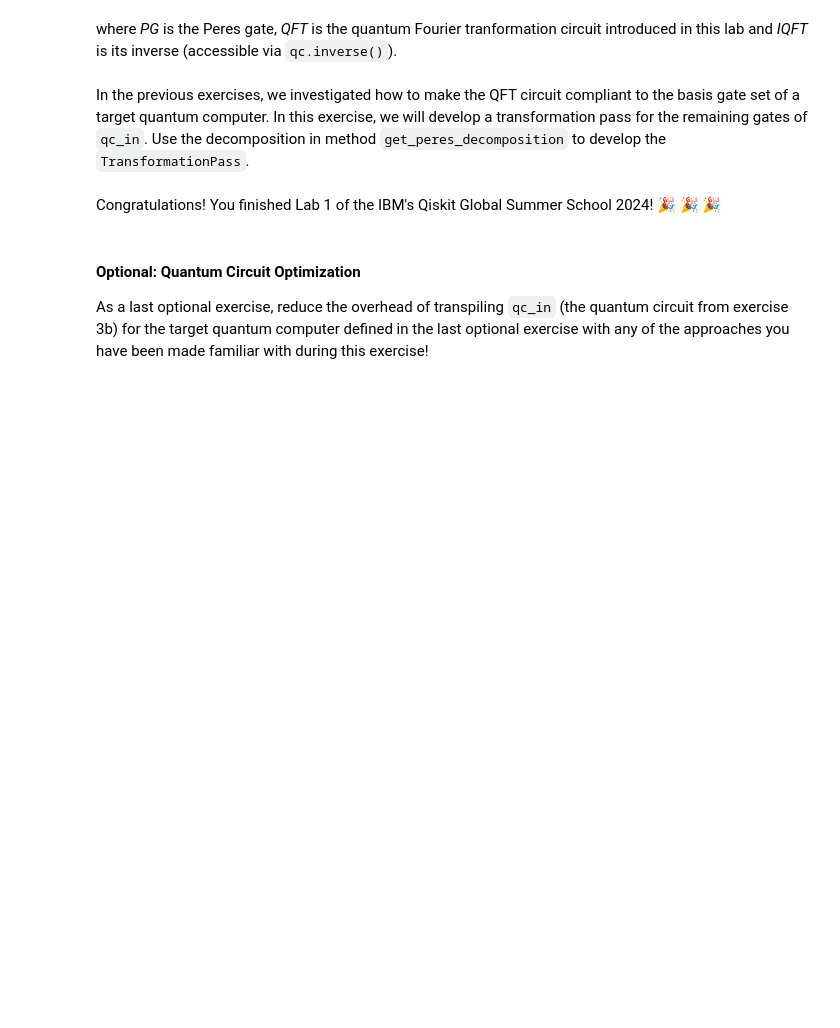
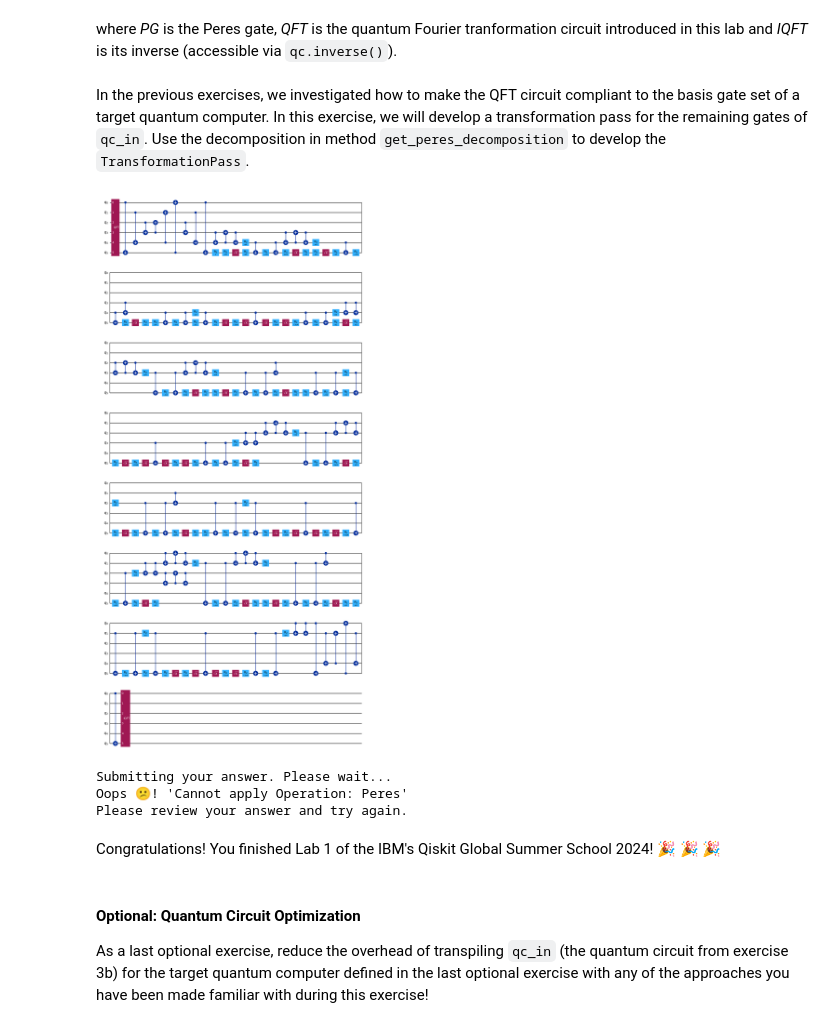
Before and after one commit to gzquse/qiskit_summer_school, a Jupyter notebook: day2/lab1.ipynb, the cells around one changed output. Drawn from its saved outputs; the diff is of its cells as text; code cells hidden in the pictures; blank space fills up the shorter version.

```diff
--- a/day2/lab1.ipynb
+++ b/day2/lab1.ipynb
@@ -658,36 +720,53 @@ class PeresGateTranslation(TransformationPass):
         qcsx_inv.rz(pi / 2, 1)
         qcsx_inv.sx(1)
         qcsx_inv.rz(-3 * pi / 4, 1)
         qcsx_inv.sx(1)
         qcsx_inv.cx(0, 1)
         qcsx_inv.sx(1)
         qcsx_inv.rz(-3 * pi / 4, 1)
         qcsx_inv.sx(1)
         qcsx_inv.rz(-3 * pi / 4, 1)
         qcsx_inv.cx(0, 1)
         qcsx_inv.rz(-pi / 4, 1)
         qcsx_inv.cx(0, 1)
         qcsx_inv.rz(pi / 4, 0)
 
         qc_dec = QuantumCircuit(3)
         qc_dec.cx(0, 1)
         qc_dec.cx(1, 0)
         qc_dec.cx(0, 1)
         qc_dec.compose(qcsx, [1, 2], inplace=True)
         qc_dec.cx(0, 1)
         qc_dec.cx(1, 0)
         qc_dec.cx(0, 1)
         qc_dec.compose(qcsx, [1, 2], inplace=True)
         qc_dec.cx(0, 1)
         qc_dec.compose(qcsx_inv, [1, 2], inplace=True)
         qc_dec.cx(0, 1)
         qc_dec.cx(0, 1)
         return qc_dec
 
+    def run(self, dag):
+        for node in dag.op_nodes():
+            if node.name == 'Peres':
+                decomposition = self.get_peres_decomposition()
+                decomposition_dag = circuit_to_dag(decomposition)
+                dag.substitute_node_with_dag(node, decomposition_dag)
+        return dag
+# pass_ = PeresGateTranslation()
+# pm = PassManager(pass_)
+# qc_out = pm.run(qc_in)
+# qc_out.draw('mpl')
     # Your work here - make sure you implement every abstract method defined by https://docs.quantum.ibm.com/api/qiskit/qiskit.transpiler.TransformationPass!
+# %% [output]
+[figure, added]
 # %%
 # grade your work!
 grade_lab1_ex7(PeresGateTranslation, pg)
+# %% [output]
+Submitting your answer. Please wait...
+Oops 😕! 'Cannot apply Operation: Peres'
+Please review your answer and try again.
 # %% [markdown]
 Congratulations! You finished Lab 1 of the IBM's Qiskit Global Summer School 2024! 🎉 🎉 🎉
 # %% [markdown]
```
Also changed, not shown: parts of 8 cells of this notebook, 1 other file.
